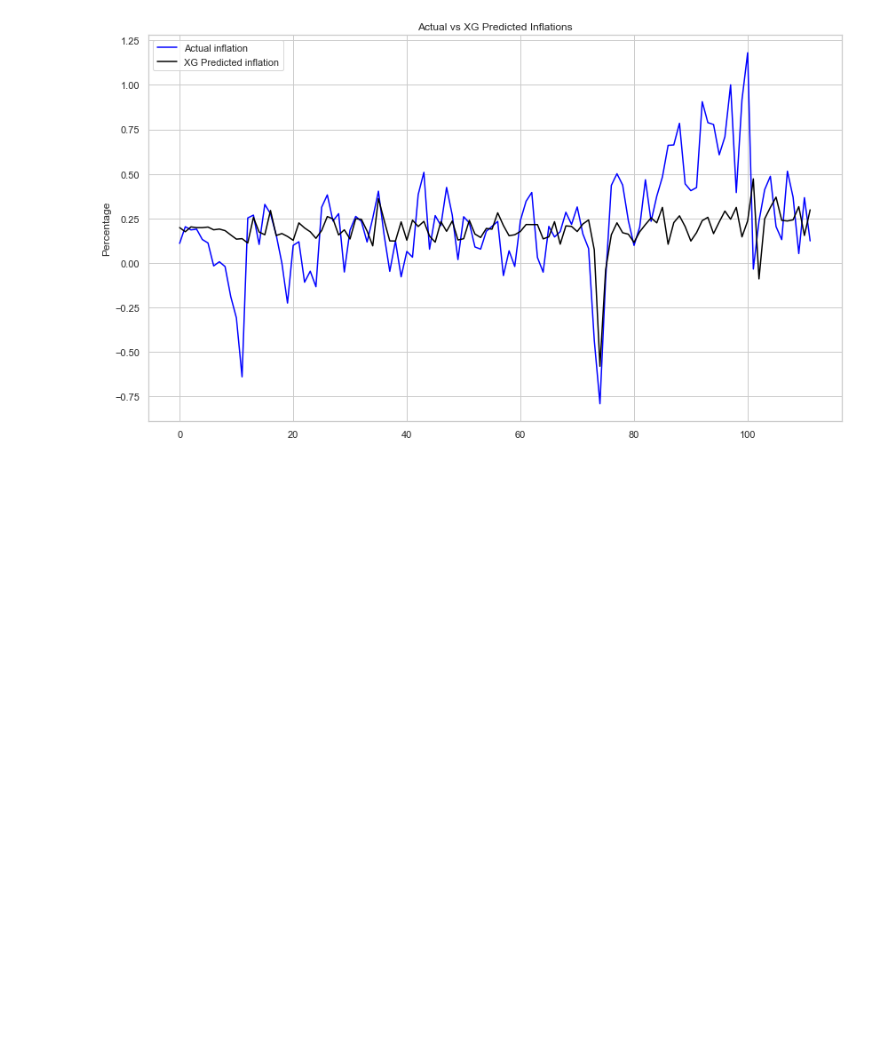
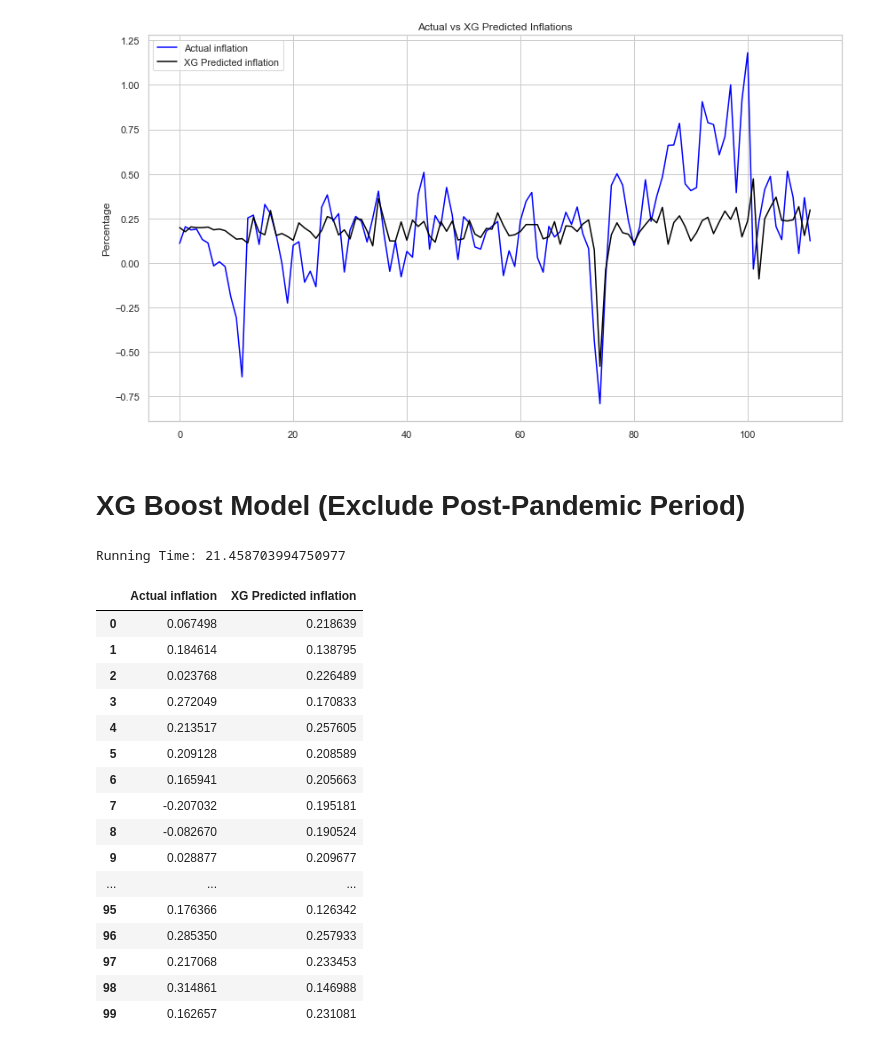
Before and after one commit to inflamcucum/ECON4305-group-project-team7, a Jupyter notebook: ECON 4303 Project XG Boost Model.ipynb, the cells around one changed output. Saved outputs shown, nothing was run; the diff lists cells and outputs as text; code cells hidden in the pictures; blank space fills up the shorter version.

```diff
--- a/ECON 4303 Project XG Boost Model.ipynb
+++ b/ECON 4303 Project XG Boost Model.ipynb
@@ -404,3 +404,75 @@ R-squared: 0.15041779500650976
 Actual inflation                1.000000                0.413043
 XG Predicted inflation          0.413043                1.000000
 [figure]
+# %% [markdown]
+# XG Boost Model (Exclude Post-Pandemic Period)
+# %%
+#Perform rolling window prediction
+#Rolling window = 1
+start=time.time()
+
+n_train = 233
+
+n_records = 333
+
+y_test_list = []
+
+y_pred_list = []
+
+j = 0
+
+
+pipeline_final = Pipeline([
+    ('scaler', StandardScaler()),
+    ('pca', PCA()),
+    ('xgb', XGBRegressor())
+])
+
+# Best parameters
+best_params = {'pca__n_components': 0.95, 'xgb__learning_rate': 0.01, 'xgb__max_depth': 3, 'xgb__n_estimators': 100}
+
+# Set the best parameters in the pipeline
+pipeline_final.set_params(**best_params)
+
+for i in range(n_train, n_records):
+
+    X_train, X_test, y_train, y_test = X[j:i], X[i:i+1], y[j:i], y[i:i+1]
+
+    model = pipeline_final.fit(X_train, y_train)
+
+    y_pred = model.predict(X_test)
+
+    y_pred_list.extend(y_pred)
+
+    y_test_list.extend(y_test)
+
+    j += 1
+
+
+end=time.time()
+
+print("Running Time:", end - start)
+# %% [output]
+Running Time: 21.458703994750977
+# %%
+pd.options.display.max_rows=300
+result2 = pd.DataFrame({'Actual inflation': y_test_list, 'XG Predicted inflation': y_pred_list}, columns=['Actual inflation', 'XG Predicted inflation'])
+result2
+# %% [output]
+|  | Actual inflation | XG Predicted inflation |
+| 0 | 0.067498 | 0.218639 |
+| 1 | 0.184614 | 0.138795 |
+| 2 | 0.023768 | 0.226489 |
+| 3 | 0.272049 | 0.170833 |
+| 4 | 0.213517 | 0.257605 |
+| 5 | 0.209128 | 0.208589 |
+| 6 | 0.165941 | 0.205663 |
+| 7 | -0.207032 | 0.195181 |
+| 8 | -0.082670 | 0.190524 |
+| 9 | 0.028877 | 0.209677 |
+| ... | ... | ... |
+| 95 | 0.176366 | 0.126342 |
+| 96 | 0.285350 | 0.257933 |
+| 97 | 0.217068 | 0.233453 |
+| 98 | 0.314861 | 0.146988 |
+| 99 | 0.162657 | 0.231081 |
```
Also changed, not shown: parts of 2 cells of this notebook.
